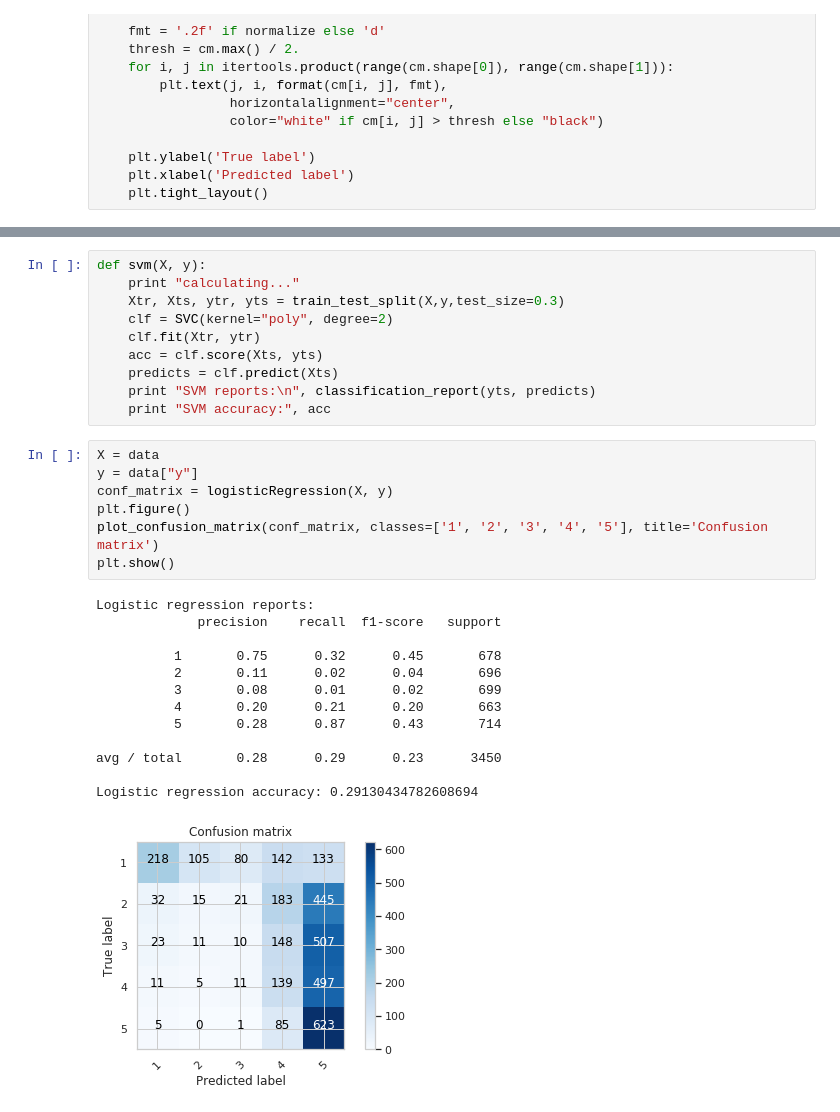
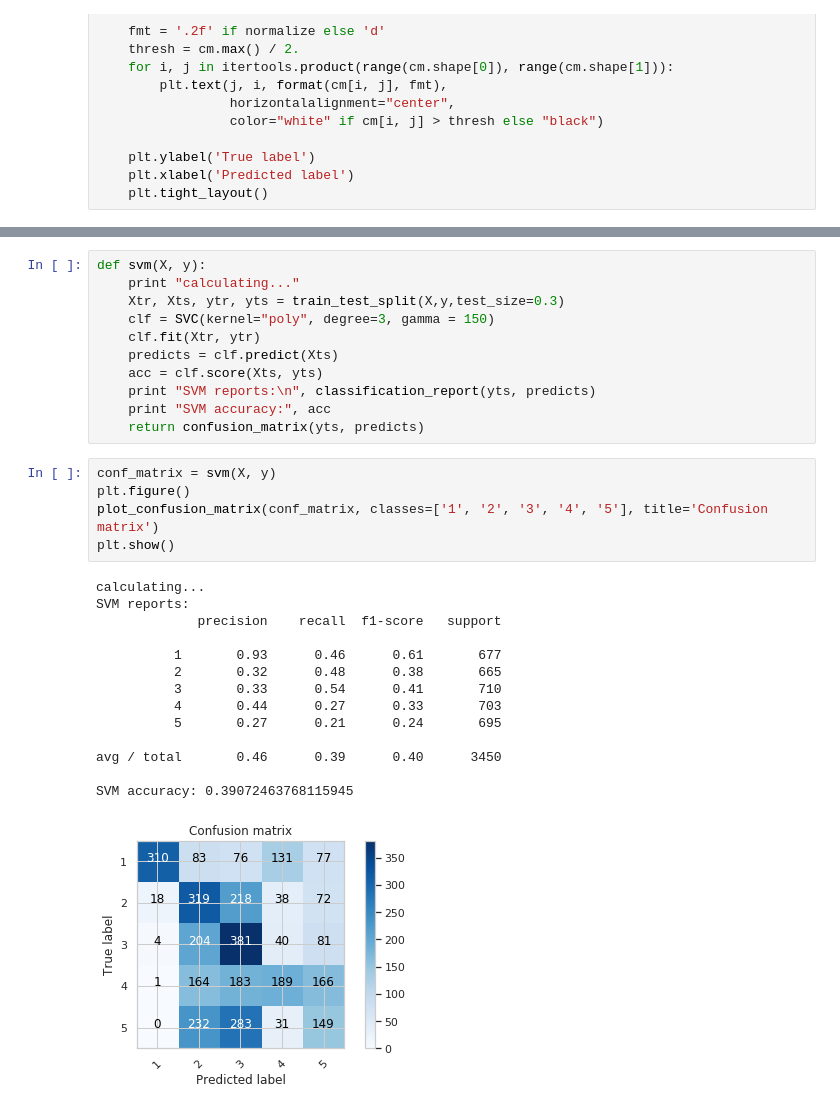
Before and after one commit to cwhite98/FinalProjectML, a Jupyter notebook: Test.ipynb, the cells around one changed output, grey strips where cells are left out. Cells and saved outputs as stored; diff of their text form.

```diff
--- a/Test.ipynb
+++ b/Test.ipynb
@@ -76,30 +102,30 @@ def logisticRegression(X, y):
 def svm(X, y):
     print "calculating..."
     Xtr, Xts, ytr, yts = train_test_split(X,y,test_size=0.3)
-    clf = SVC(kernel="poly", degree=2)
+    clf = SVC(kernel="poly", degree=3, gamma = 150)
     clf.fit(Xtr, ytr)
+    predicts = clf.predict(Xts)
     acc = clf.score(Xts, yts)
-    predicts = clf.predict(Xts)
     print "SVM reports:\n", classification_report(yts, predicts)
     print "SVM accuracy:", acc
+    return confusion_matrix(yts, predicts)
 # %%
-X = data
-y = data["y"]
-conf_matrix = logisticRegression(X, y)
+conf_matrix = svm(X, y)
 plt.figure()
 plot_confusion_matrix(conf_matrix, classes=['1', '2', '3', '4', '5'], title='Confusion matrix')
 plt.show()
 # %% [output]
-Logistic regression reports:
+calculating...
+SVM reports:
              precision    recall  f1-score   support
 
-          1       0.75      0.32      0.45       678
-          2       0.11      0.02      0.04       696
-          3       0.08      0.01      0.02       699
-          4       0.20      0.21      0.20       663
-          5       0.28      0.87      0.43       714
+          1       0.93      0.46      0.61       677
+          2       0.32      0.48      0.38       665
+          3       0.33      0.54      0.41       710
+          4       0.44      0.27      0.33       703
+          5       0.27      0.21      0.24       695
 
-avg / total       0.28      0.29      0.23      3450
+avg / total       0.46      0.39      0.40      3450
 
-Logistic regression accuracy: 0.29130434782608694
+SVM accuracy: 0.39072463768115945
-[figure, old version]
+[figure, new version]
```
Also changed, not shown: parts of 11 cells of this notebook.
